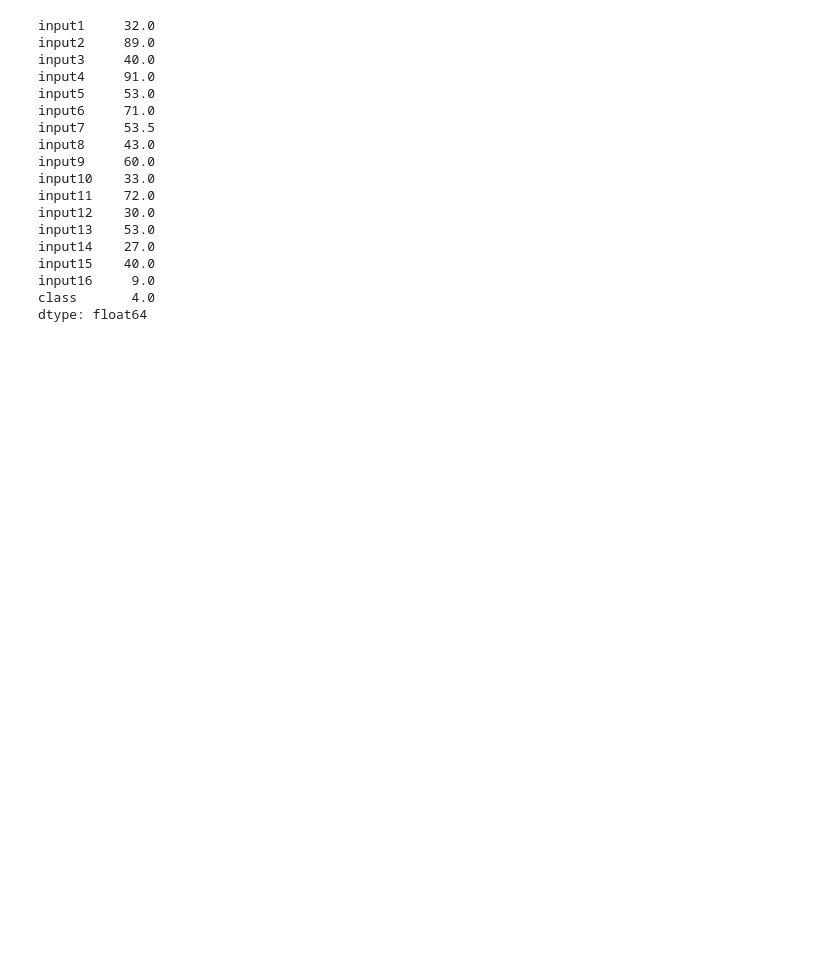
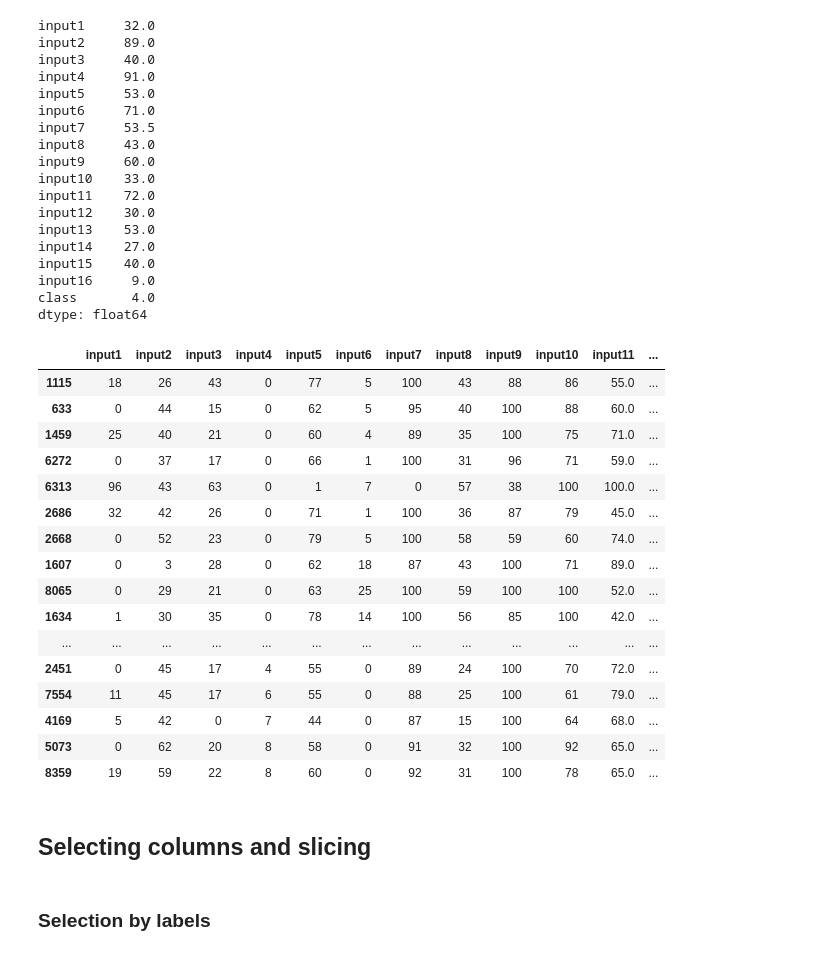
Before and after one commit to vash-ashutosh/Advanced-Data-Manipulation, a Jupyter notebook: Playing with Data - Python Pandas.ipynb, the cells around one changed output. Cells and saved outputs as stored; diff of their text form; code cells hidden in the pictures; blank space fills up the shorter version.

Commit message:
Selection methods

```diff
--- a/Playing with Data - Python Pandas.ipynb
+++ b/Playing with Data - Python Pandas.ipynb
@@ -315,3 +315,27 @@ input15    40.0
 input16     9.0
 class       4.0
 dtype: float64
+# %%
+data.sort_values(by='input4').head(25)
+# %% [output]
+|  | input1 | input2 | input3 | input4 | input5 | input6 | input7 | input8 | input9 | input10 | input11 | ... |
+| 1115 | 18 | 26 | 43 | 0 | 77 | 5 | 100 | 43 | 88 | 86 | 55.0 | ... |
+| 633 | 0 | 44 | 15 | 0 | 62 | 5 | 95 | 40 | 100 | 88 | 60.0 | ... |
+| 1459 | 25 | 40 | 21 | 0 | 60 | 4 | 89 | 35 | 100 | 75 | 71.0 | ... |
+| 6272 | 0 | 37 | 17 | 0 | 66 | 1 | 100 | 31 | 96 | 71 | 59.0 | ... |
+| 6313 | 96 | 43 | 63 | 0 | 1 | 7 | 0 | 57 | 38 | 100 | 100.0 | ... |
+| 2686 | 32 | 42 | 26 | 0 | 71 | 1 | 100 | 36 | 87 | 79 | 45.0 | ... |
+| 2668 | 0 | 52 | 23 | 0 | 79 | 5 | 100 | 58 | 59 | 60 | 74.0 | ... |
+| 1607 | 0 | 3 | 28 | 0 | 62 | 18 | 87 | 43 | 100 | 71 | 89.0 | ... |
+| 8065 | 0 | 29 | 21 | 0 | 63 | 25 | 100 | 59 | 100 | 100 | 52.0 | ... |
+| 1634 | 1 | 30 | 35 | 0 | 78 | 14 | 100 | 56 | 85 | 100 | 42.0 | ... |
+| ... | ... | ... | ... | ... | ... | ... | ... | ... | ... | ... | ... | ... |
+| 2451 | 0 | 45 | 17 | 4 | 55 | 0 | 89 | 24 | 100 | 70 | 72.0 | ... |
+| 7554 | 11 | 45 | 17 | 6 | 55 | 0 | 88 | 25 | 100 | 61 | 79.0 | ... |
+| 4169 | 5 | 42 | 0 | 7 | 44 | 0 | 87 | 15 | 100 | 64 | 68.0 | ... |
+| 5073 | 0 | 62 | 20 | 8 | 58 | 0 | 91 | 32 | 100 | 92 | 65.0 | ... |
+| 8359 | 19 | 59 | 22 | 8 | 60 | 0 | 92 | 31 | 100 | 78 | 65.0 | ... |
+# %% [markdown]
+## Selecting columns and slicing
+# %% [markdown]
+### Selection by labels
```
Also changed, not shown: parts of 12 cells of this notebook.
